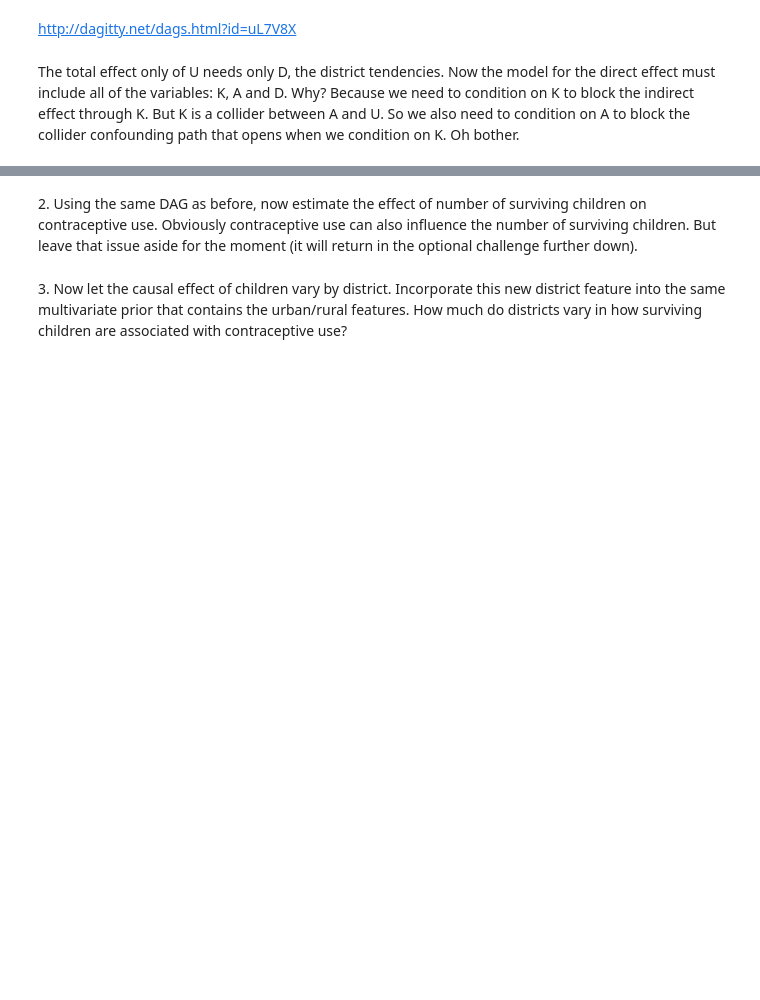
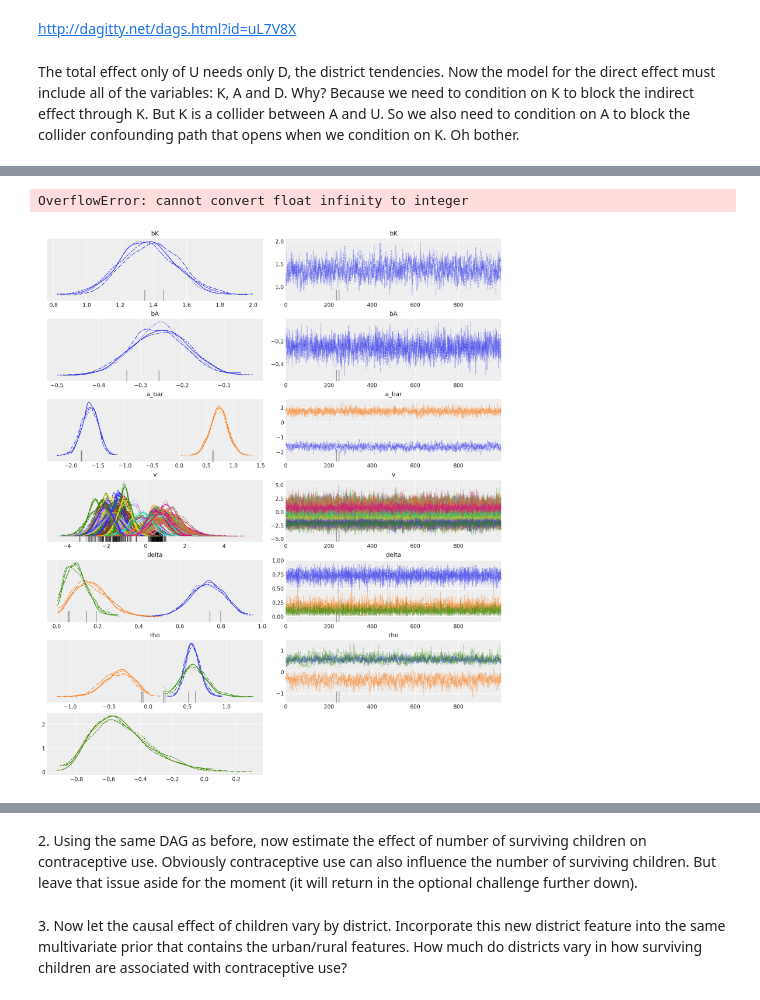
Before and after one commit to roland-hochmuth/stat_rethinking_2023, a Jupyter notebook: solutions/pymc/hw-7.ipynb, the cells around one changed output, grey strips where cells are left out. Drawn from its saved outputs; the diff is of its cells as text; code cells hidden in the pictures; blank space fills up the shorter version.

```diff
--- a/solutions/pymc/hw-7.ipynb
+++ b/solutions/pymc/hw-7.ipynb
@@ -61,7 +71,7 @@ A = d2["age.centered"]
 K = d2["living.children"]
 num_Ds = max(D) + 1
 
-with pm.Model() as m1:
+with pm.Model() as m1_1:
     a_bar = pm.Normal("a_bar", 0., 1.)
     b_bar = pm.Normal("b_bar", 0., 1.)
     sigma = pm.Exponential("sigma", 1)
@@ -72,7 +82,7 @@ with pm.Model() as m1:
 
     p = pm.invlogit(a[D] + b[D]*U)
     C = pm.Bernoulli("C", p=p, observed=C)
-    t1 = pm.sample(2000, tune=1000)
+    t1_1 = pm.sample(2000, tune=1000)
 # %% [output]
 Auto-assigning NUTS sampler...
 Initializing NUTS using jitter+adapt_diag...
@@ -85,10 +95,15 @@ C = d2["use.contraception"]
 D = d2.district
 U = d2.urban
 A = d2["age.centered"]
-K = d2["living.children"]
+K = d2["living.children"] - 1
+
 num_Ds = max(D) + 1
+num_Ks = max(K)
 
-with pm.Model() as m1:
+with pm.Model() as m1_2:
+    delta = pm.Dirichlet("delta", [2]*num_Ks)
+    bK = pm.Normal("bK", 0., 1.)
+    bA = pm.Normal("bA", 0., 1.)
     sigma = pm.Exponential.dist(1)
     rho, _, _ = pm.LKJCholeskyCov("rho", eta=4, n=2, sd_dist=sigma)
     a_bar = pm.Normal("a_bar", 0., 1., shape=2)
@@ -96,10 +111,11 @@ with pm.Model() as m1:
 
     a = v[:, 0]
     b = v[:, 1]
+    sum_k = [sum(x) for x in [delta[0:k] for k in K]]
 
-    p = pm.Deterministic("p", pm.invlogit(a[D] + b[D]*U))
+    p = pm.invlogit(a[D] + b[D]*U + bA*A + bK*sum_k)
     C = pm.Bernoulli("C", p=p, observed=C)
-    t1 = pm.sample(1000, tune=1000)
+    t1_2 = pm.sample(1000, tune=1000)
 # %% [output]
 Auto-assigning NUTS sampler...
 Initializing NUTS using jitter+adapt_diag...
@@ -131,3 +126,6 @@ with pm.Model() as m1:
 # %%
-az.plot_trace(t1)
+az.plot_trace(t1_2)
+# %% [output]
+OverflowError: cannot convert float infinity to integer
+[figure, added]
 # %%
```
Also changed, not shown: parts of 7 cells of this notebook, 3 other files.
